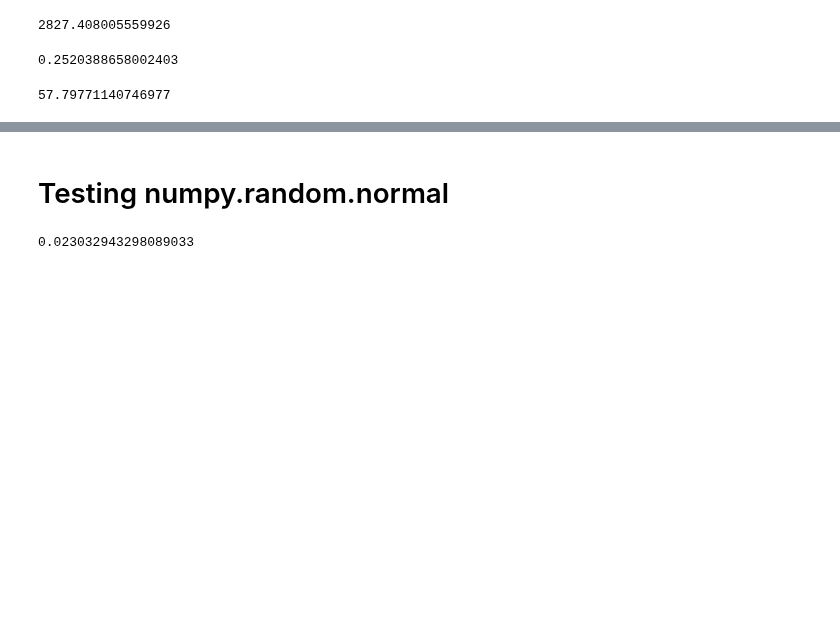
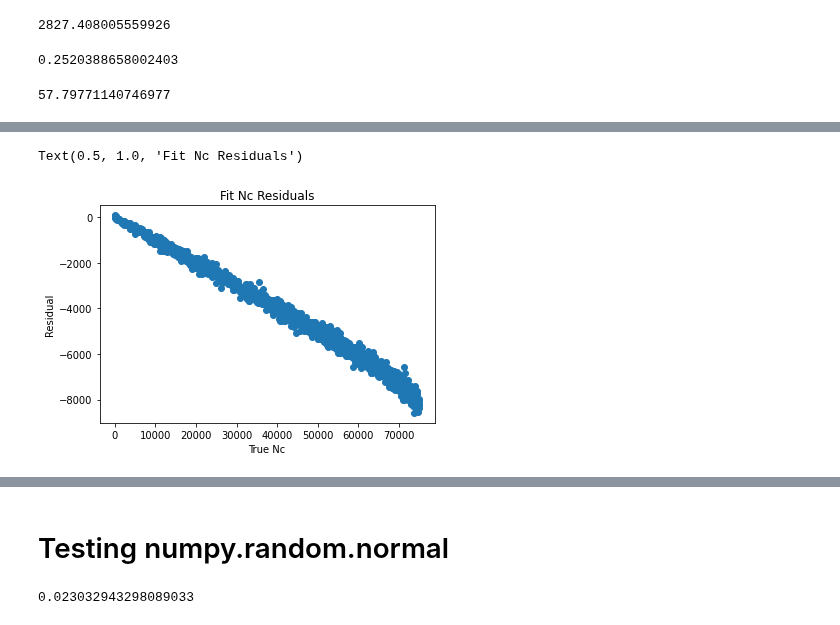
Before and after one commit to alec-gironda/Bose-Einstein-Condensate-NN, a Jupyter notebook: gaussian_fit.ipynb, the cells around one changed output, grey strips where cells are left out. Drawn from its saved outputs; the diff is of its cells as text; code cells hidden in the pictures; blank space fills up the shorter version.

```diff
--- a/gaussian_fit.ipynb
+++ b/gaussian_fit.ipynb
@@ -489,0 +509,9 @@ ml_N_rmse
+# %%
+#fit Nc residuals
+plt.scatter(tmp_y_test[:,1],fit_residuals[:,1])
+plt.xlabel("True Nc")
+plt.ylabel("Residual")
+plt.title("Fit Nc Residuals")
+# %% [output]
+Text(0.5, 1.0, 'Fit Nc Residuals')
+[figure, added]
```
Also changed, not shown: parts of 16 cells of this notebook.
